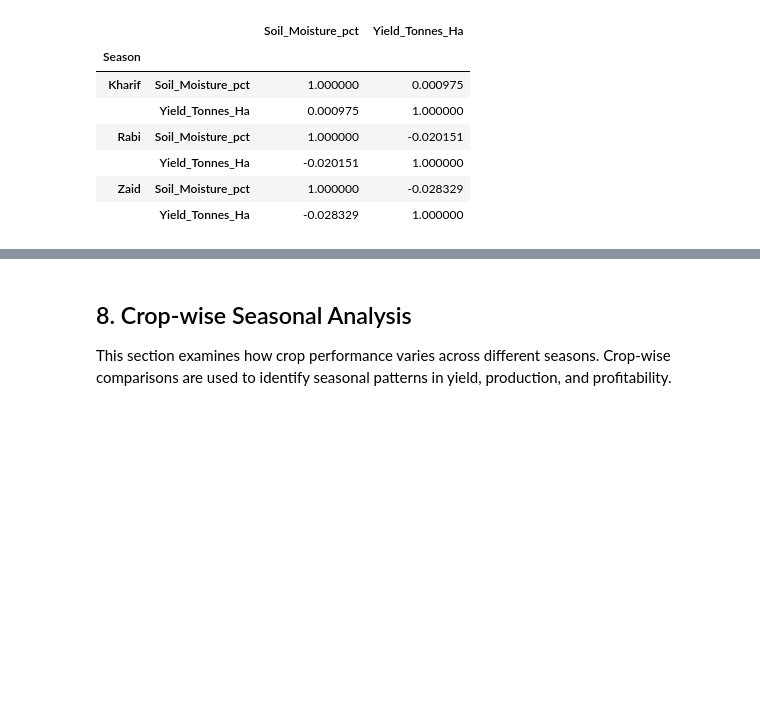
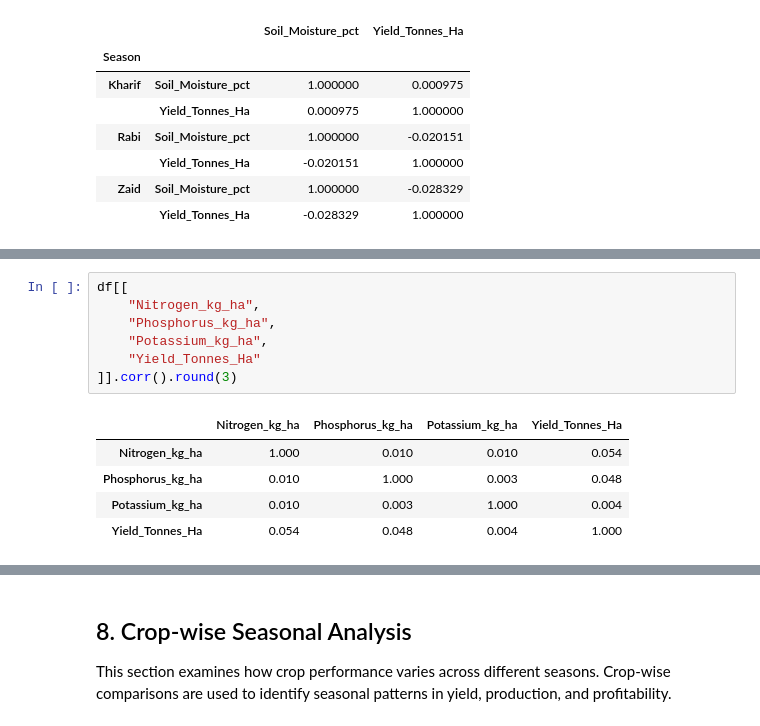
Before and after one commit to adishukla10/Seasonal-Agriculture-Performance-Analysis, a Jupyter notebook: Seasonal_Agriculture_Performance_Analysis.ipynb, the cells around one changed output, grey strips where cells are left out. Cells and saved outputs as stored; diff of their text form; blank space fills up the shorter version.

```diff
--- a/Seasonal_Agriculture_Performance_Analysis.ipynb
+++ b/Seasonal_Agriculture_Performance_Analysis.ipynb
@@ -442,0 +473,13 @@ df.groupby("Season")[["Soil_Moisture_pct", "Yield_Tonnes_Ha"]].corr()
+# %%
+df[[
+    "Nitrogen_kg_ha",
+    "Phosphorus_kg_ha",
+    "Potassium_kg_ha",
+    "Yield_Tonnes_Ha"
+]].corr().round(3)
+# %% [output]
+|  | Nitrogen_kg_ha | Phosphorus_kg_ha | Potassium_kg_ha | Yield_Tonnes_Ha |
+| Nitrogen_kg_ha | 1.000 | 0.010 | 0.010 | 0.054 |
+| Phosphorus_kg_ha | 0.010 | 1.000 | 0.003 | 0.048 |
+| Potassium_kg_ha | 0.010 | 0.003 | 1.000 | 0.004 |
+| Yield_Tonnes_Ha | 0.054 | 0.048 | 0.004 | 1.000 |
```
Also changed, not shown: parts of 13 cells of this notebook, 1 other file.
